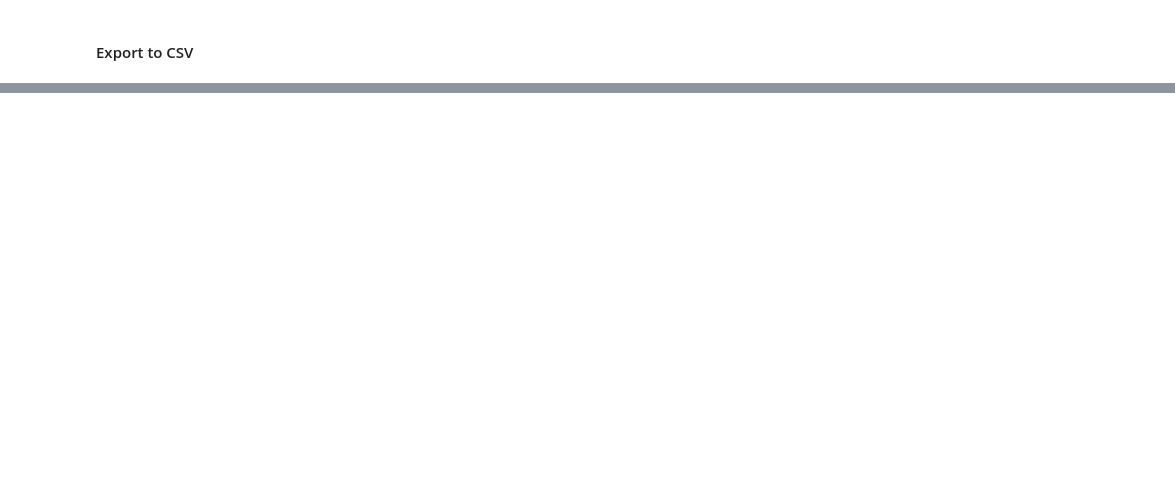
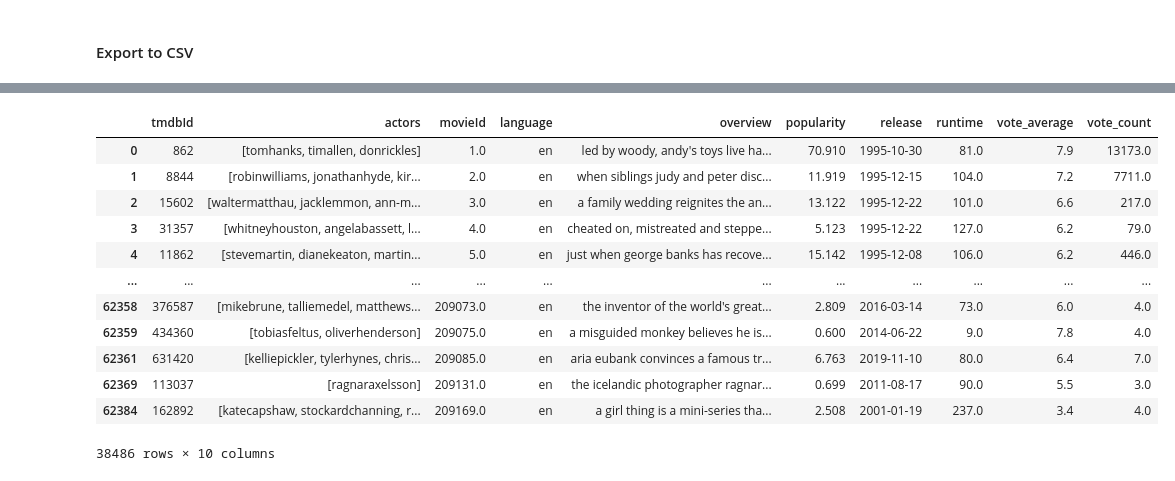
Before and after one commit to joaquim-oliveira-neto/rogue, a Jupyter notebook: notebooks/bmadureira-exploration.ipynb, the cells around one changed output, grey strips where cells are left out. Drawn from its saved outputs; the diff is of its cells as text; code cells hidden in the pictures; blank space fills up the shorter version.

```diff
--- a/notebooks/bmadureira-exploration.ipynb
+++ b/notebooks/bmadureira-exploration.ipynb
@@ -486,0 +592,23 @@ movies_details.to_csv('../raw_data/treated-tmdb-api/movies_details.csv', index=F
+# %%
+credits = credits.copy()
+credits['count_actors'] = credits['actors'].apply(lambda x: len(x))
+# %%
+credits = credits[credits['count_actors'] != 0]
+credits = credits.copy()
+credits.drop(columns='count_actors', inplace = True)
+# %%
+credits
+# %% [output]
+|  | tmdbId | actors | movieId | language | overview | popularity | release | runtime | vote_average | vote_count |
+| 0 | 862 | [tomhanks, timallen, donrickles] | 1.0 | en | led by woody, andy's toys live ha... | 70.910 | 1995-10-30 | 81.0 | 7.9 | 13173.0 |
+| 1 | 8844 | [robinwilliams, jonathanhyde, kir... | 2.0 | en | when siblings judy and peter disc... | 11.919 | 1995-12-15 | 104.0 | 7.2 | 7711.0 |
+| 2 | 15602 | [waltermatthau, jacklemmon, ann-m... | 3.0 | en | a family wedding reignites the an... | 13.122 | 1995-12-22 | 101.0 | 6.6 | 217.0 |
+| 3 | 31357 | [whitneyhouston, angelabassett, l... | 4.0 | en | cheated on, mistreated and steppe... | 5.123 | 1995-12-22 | 127.0 | 6.2 | 79.0 |
+| 4 | 11862 | [stevemartin, dianekeaton, martin... | 5.0 | en | just when george banks has recove... | 15.142 | 1995-12-08 | 106.0 | 6.2 | 446.0 |
+| ... | ... | ... | ... | ... | ... | ... | ... | ... | ... | ... |
+| 62358 | 376587 | [mikebrune, talliemedel, matthews... | 209073.0 | en | the inventor of the world's great... | 2.809 | 2016-03-14 | 73.0 | 6.0 | 4.0 |
+| 62359 | 434360 | [tobiasfeltus, oliverhenderson] | 209075.0 | en | a misguided monkey believes he is... | 0.600 | 2014-06-22 | 9.0 | 7.8 | 4.0 |
+| 62361 | 631420 | [kelliepickler, tylerhynes, chris... | 209085.0 | en | aria eubank convinces a famous tr... | 6.763 | 2019-11-10 | 80.0 | 6.4 | 7.0 |
+| 62369 | 113037 | [ragnaraxelsson] | 209131.0 | en | the icelandic photographer ragnar... | 0.699 | 2011-08-17 | 90.0 | 5.5 | 3.0 |
+| 62384 | 162892 | [katecapshaw, stockardchanning, r... | 209169.0 | en | a girl thing is a mini-series tha... | 2.508 | 2001-01-19 | 237.0 | 3.4 | 4.0 |
+38486 rows × 10 columns
```
Also changed, not shown: parts of 49 cells of this notebook, 1 other file.
